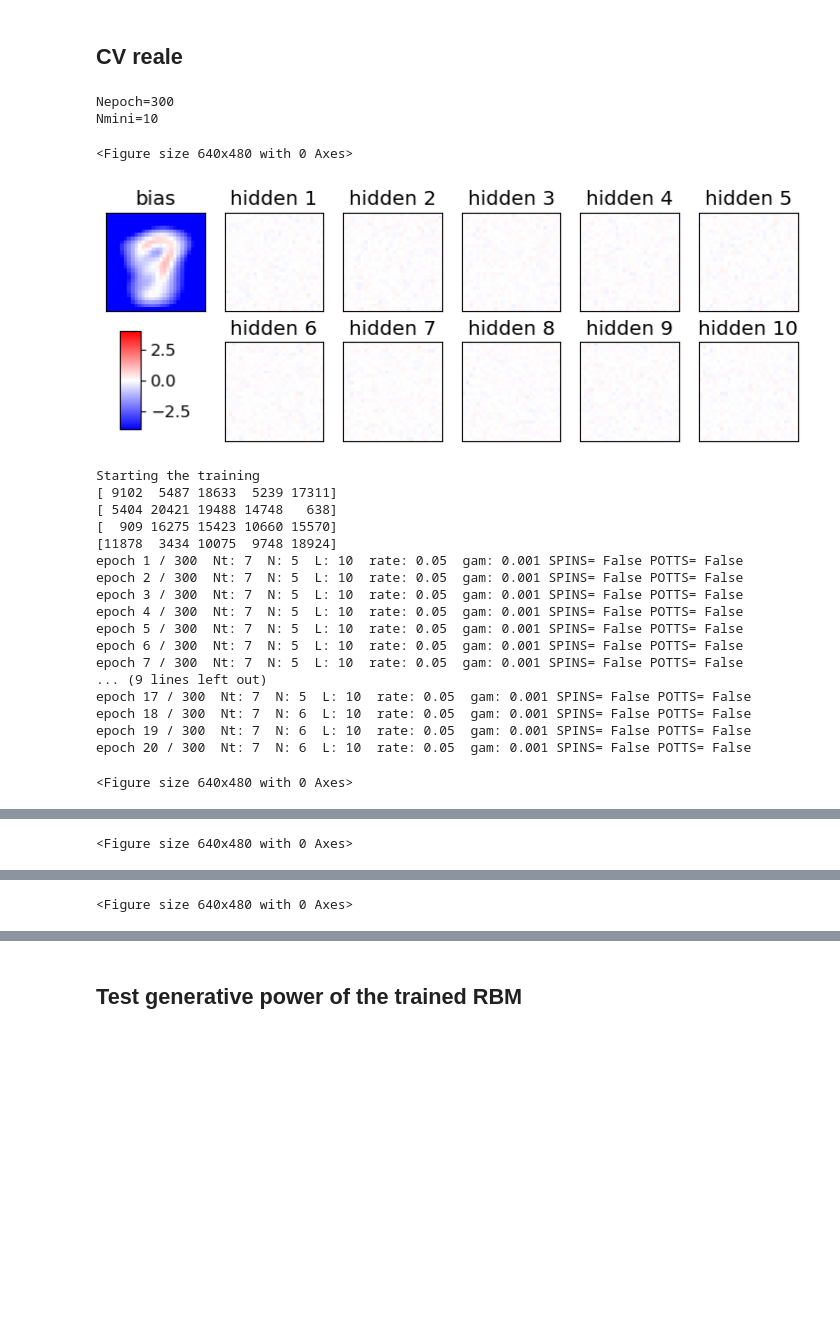
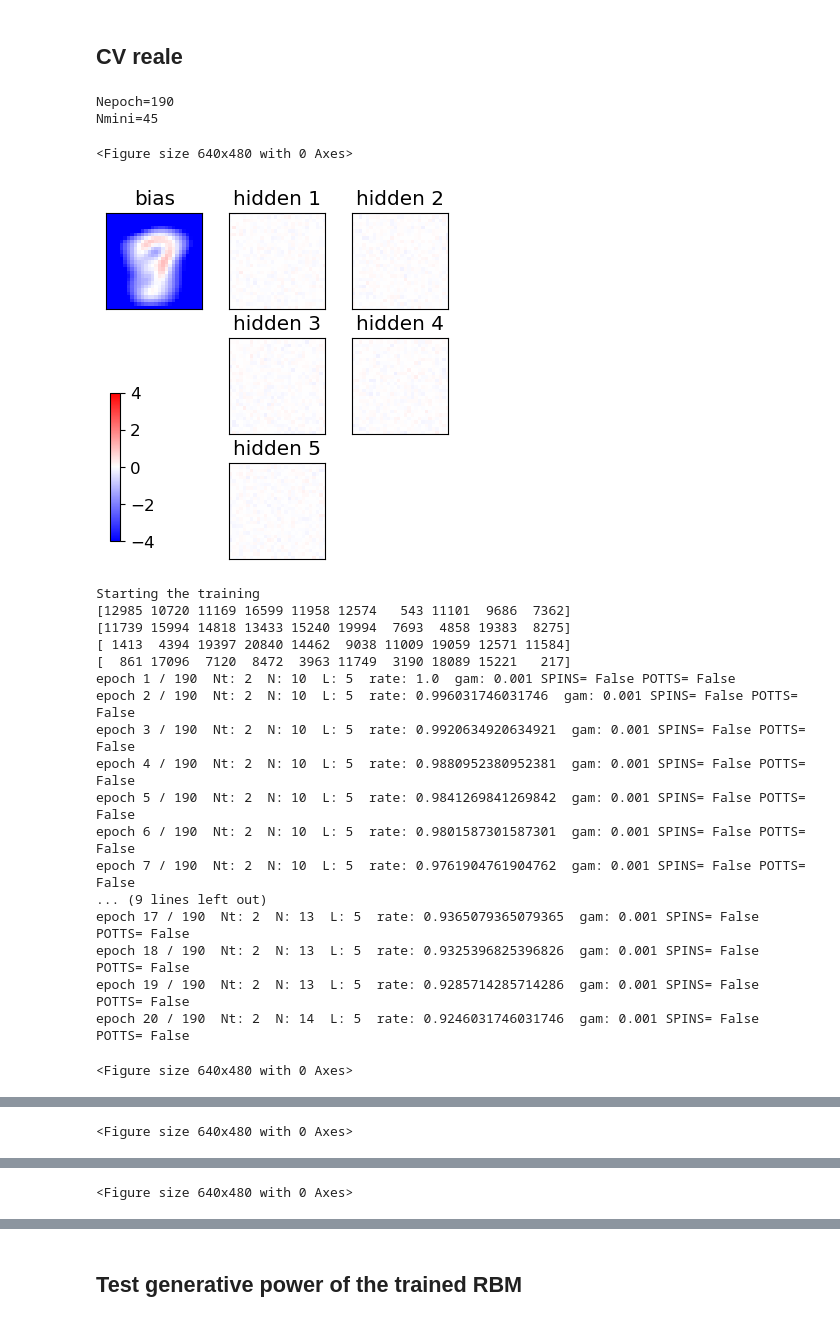
Before and after one commit to BelliLuigi/LCP-B, a Jupyter notebook: ex2/RBM_2025_MNIST-Copy1.ipynb, the cells around one changed output, grey strips where cells are left out. Saved outputs shown, nothing was run; the diff lists cells and outputs as text; code cells hidden in the pictures; blank space fills up the shorter version.

```diff
--- a/ex2/RBM_2025_MNIST-Copy1.ipynb
+++ b/ex2/RBM_2025_MNIST-Copy1.ipynb
@@ -76,7 +69,7 @@ if POTTS and SPINS:
 # %% [markdown]
 ## Select data, and digitalize them two levels
 # %%
-def show_MNIST(x, y=[], z=[], Nex=5, S=1.4, side=0, colors=[]):
+def show_MNIST(x, y=[], z=[], Nex=5, S=1.4, side=0, colors=[], save=False):
     """Show digits"""
     if side==0: side = int(sqrt(x.shape[1]))
     if len(y)<1: y=np.full(Nex,"")
@@ -94,6 +87,7 @@ def show_MNIST(x, y=[], z=[], Nex=5, S=1.4, side=0, colors=[]):
         ax.set_yticks([])
         if len(y)>0: ax.set_title(y[i])
         if len(z)>0: ax.set_title(''.join(map(str, z[i])),fontsize=9)
+    if save: plt.savefig(f"./FIG/FRAME/RBM_{epoch}_w-a.png")
     plt.show()
 
 def MNIST_bit(X,side=28,level=0.5):
@@ -447,7 +358,7 @@ gamma=0.01      regularization
 import time
 ## Hyper parameters::
 
-L = 10
+L = 5
 print(f'L, hidden units: {L}')
 SPINS = False#np.random.choice([True, False])
 print(f'SPINS: {SPINS}')
@@ -455,17 +366,17 @@ POTTS = False
 print(f'POTTS: {POTTS}')
 gamma = .001
 print(f'gamma: {gamma}')
-GRAD = 'RMSprop'
+GRAD = 'SGD'
 print(f'GRAD: {GRAD}')
-Nt = 7
+Nt = 2
 print(f'Nt: {Nt}')
-Nepoch = 300
+Nepoch = 190
 print(f'Epochs: {Nepoch}')
-Nmini = 10
+Nmini = 45
 print(f'Nmini: {Nmini}')
-N_ini = 5
+N_ini = 10
 print(f'Nini: {N_ini}')
-N_fin = 325
+N_fin = 450
 print(f'Nfin: {N_fin}')
 
 
@@ -504,7 +415,9 @@ if POTTS and SPINS:
     print("\n\n>>>>>>>> WARNING:  POTTS and SPINS cannot coexist\n\n")
 
 
-stringa = f'#L:{L}\n#SPIN:{SPINS}\n#POTTS:{POTTS}\n#gamma:{gamma}\n#Nt:{Nt}\n#Nepoch:{Nepoch}\n#Nmini:{Nmini}\n#Nini:{N_ini}\n#Nfin:{N_fin}\n#Grad:{GRAD}'
-with open(f'llh{int(time.time())}.txt', 'a') as add:
+stringa = f'#L SPIN POTTS gamma Nt Nepoch Nmini Nini Nfin Grad'
+stringa2 = [L, SPINS, POTTS, gamma, Nt, Nepoch, Nmini, N_ini, N_fin, GRAD]
+with open(f'llh{int((code := time.time()))}.txt', 'a') as add:
     print(stringa, file=add)
+    print(stringa2, file=add)
 # %% [output]
@@ -527,7 +439,7 @@ gamma=0.001     regularization
 # %% [markdown]
 ## CV reale
 # %%
-for seed in [12, 123, 1234, 12345, 123456, 1234568]:
+for seed in [1, 12, 123, 1234, 12345, 123457]:
     (rdseed := np.random.seed(seed))
     ## INitial things ---> sigma tuning also??
 
@@ -630,68 +542,52 @@ for seed in [12, 123, 1234, 12345, 123456, 1234568]:
             else:
                 # defaulting to the vanilla stochastic gradient ascent (SGD)
                 w += l_rate*gw
                 a += l_rate*ga
                 b += l_rate*gb
             # regularization (LASSO)
             if gamma>0.:
                 w -= (gamma*l_rate)*sign(w)
                 a -= (gamma*l_rate)*sign(a)
                 b -= (gamma*l_rate)*sign(b)
 
         wE[epoch],gwE[epoch],gwE_d[epoch],gwE_m[epoch]=np.copy(w),np.copy(gw),np.copy(gw_d),np.copy(gw_m)
         aE[epoch],gaE[epoch],gaE_d[epoch],gaE_m[epoch]=np.copy(a),np.copy(ga),np.copy(ga_d),np.copy(ga_m)
         bE[epoch],gbE[epoch],gbE_d[epoch],gbE_m[epoch]=np.copy(b),np.copy(gb),np.copy(gb_d),np.copy(gb_m)
         miniE[epoch]=N
         if POTTS: pzE[epoch] = pz/np.sum(pz)
         print("epoch",epoch,"/",Nepoch," Nt:",Nt," N:",N," L:",L,
               " rate:",l_rate," gam:",gamma,"SPINS=",SPINS,"POTTS=",POTTS)
 
         if Nepoch<=100 or epoch%20==0 or epoch==Nepoch:
             plot_weights_bias(wE, aE, epoch, L, cols=Ncols, save=False)
 
         if epoch==(Nepoch):
             partition = partition_function(configurations)
             log_likelihood = compute_log_likelihood(partition,data, a=a, b=b, w=w,)
-            log_likelihoods.append(log_likelihood)
-            lista_epoch_grafico.append(epoch)
-            with open('llh.txt', 'a') as add:
+            with open(f'llh{int(code)}.txt', 'a') as add:
                 print(log_likelihood, file=add)
         str_time_completion = datetime.datetime.now().strftime("_%Y%m%d_%H%M")
-
-    fig, ax = plt.subplots(1,2, figsize=(10,6))
-    plt.sca(ax[0])
-    plt.plot(lista_epoch_grafico, log_likelihoods, '-')
-    plt.title(f'LLH in {Nepoch} epochs, L={L}, CD steps={Nt}')
-    plt.xlabel('Epochs')
-    plt.ylabel('LLH')
-    plt.sca(ax[1])
-    plt.text(0.1,0.5, stringa)
-    plt.axis('off')
-
-
-    plt.savefig(f'img/CV/rdseed_{rdseed}_LLH_epoch{Nepoch}_L{L}_CD{Nt}.png')
-    plt.show()
     print("END of learning phase")
 # %% [output]
-Nepoch=300
-Nmini=10
+Nepoch=190
+Nmini=45
 <Figure size 640x480 with 0 Axes>
-[figure, old version]
+[figure, new version]
 Starting the training
-[ 9102  5487 18633  5239 17311]
-[ 5404 20421 19488 14748   638]
-[  909 16275 15423 10660 15570]
-[11878  3434 10075  9748 18924]
-epoch 1 / 300  Nt: 7  N: 5  L: 10  rate: 0.05  gam: 0.001 SPINS= False POTTS= False
-epoch 2 / 300  Nt: 7  N: 5  L: 10  rate: 0.05  gam: 0.001 SPINS= False POTTS= False
-epoch 3 / 300  Nt: 7  N: 5  L: 10  rate: 0.05  gam: 0.001 SPINS= False POTTS= False
-epoch 4 / 300  Nt: 7  N: 5  L: 10  rate: 0.05  gam: 0.001 SPINS= False POTTS= False
-epoch 5 / 300  Nt: 7  N: 5  L: 10  rate: 0.05  gam: 0.001 SPINS= False POTTS= False
-epoch 6 / 300  Nt: 7  N: 5  L: 10  rate: 0.05  gam: 0.001 SPINS= False POTTS= False
-epoch 7 / 300  Nt: 7  N: 5  L: 10  rate: 0.05  gam: 0.001 SPINS= False POTTS= False
+[12985 10720 11169 16599 11958 12574   543 11101  9686  7362]
+[11739 15994 14818 13433 15240 19994  7693  4858 19383  8275]
+[ 1413  4394 19397 20840 14462  9038 11009 19059 12571 11584]
+[  861 17096  7120  8472  3963 11749  3190 18089 15221   217]
+epoch 1 / 190  Nt: 2  N: 10  L: 5  rate: 1.0  gam: 0.001 SPINS= False POTTS= False
+epoch 2 / 190  Nt: 2  N: 10  L: 5  rate: 0.996031746031746  gam: 0.001 SPINS= False POTTS= False
+epoch 3 / 190  Nt: 2  N: 10  L: 5  rate: 0.9920634920634921  gam: 0.001 SPINS= False POTTS= False
+epoch 4 / 190  Nt: 2  N: 10  L: 5  rate: 0.9880952380952381  gam: 0.001 SPINS= False POTTS= False
+epoch 5 / 190  Nt: 2  N: 10  L: 5  rate: 0.9841269841269842  gam: 0.001 SPINS= False POTTS= False
+epoch 6 / 190  Nt: 2  N: 10  L: 5  rate: 0.9801587301587301  gam: 0.001 SPINS= False POTTS= False
+epoch 7 / 190  Nt: 2  N: 10  L: 5  rate: 0.9761904761904762  gam: 0.001 SPINS= False POTTS= False
 ... (9 lines left out)
-epoch 17 / 300  Nt: 7  N: 5  L: 10  rate: 0.05  gam: 0.001 SPINS= False POTTS= False
-epoch 18 / 300  Nt: 7  N: 6  L: 10  rate: 0.05  gam: 0.001 SPINS= False POTTS= False
-epoch 19 / 300  Nt: 7  N: 6  L: 10  rate: 0.05  gam: 0.001 SPINS= False POTTS= False
-epoch 20 / 300  Nt: 7  N: 6  L: 10  rate: 0.05  gam: 0.001 SPINS= False POTTS= False
+epoch 17 / 190  Nt: 2  N: 13  L: 5  rate: 0.9365079365079365  gam: 0.001 SPINS= False POTTS= False
+epoch 18 / 190  Nt: 2  N: 13  L: 5  rate: 0.9325396825396826  gam: 0.001 SPINS= False POTTS= False
+epoch 19 / 190  Nt: 2  N: 13  L: 5  rate: 0.9285714285714286  gam: 0.001 SPINS= False POTTS= False
+epoch 20 / 190  Nt: 2  N: 14  L: 5  rate: 0.9246031746031746  gam: 0.001 SPINS= False POTTS= False
 <Figure size 640x480 with 0 Axes>
```
Also changed, not shown: parts of 7 cells of this notebook, 10 other files.
